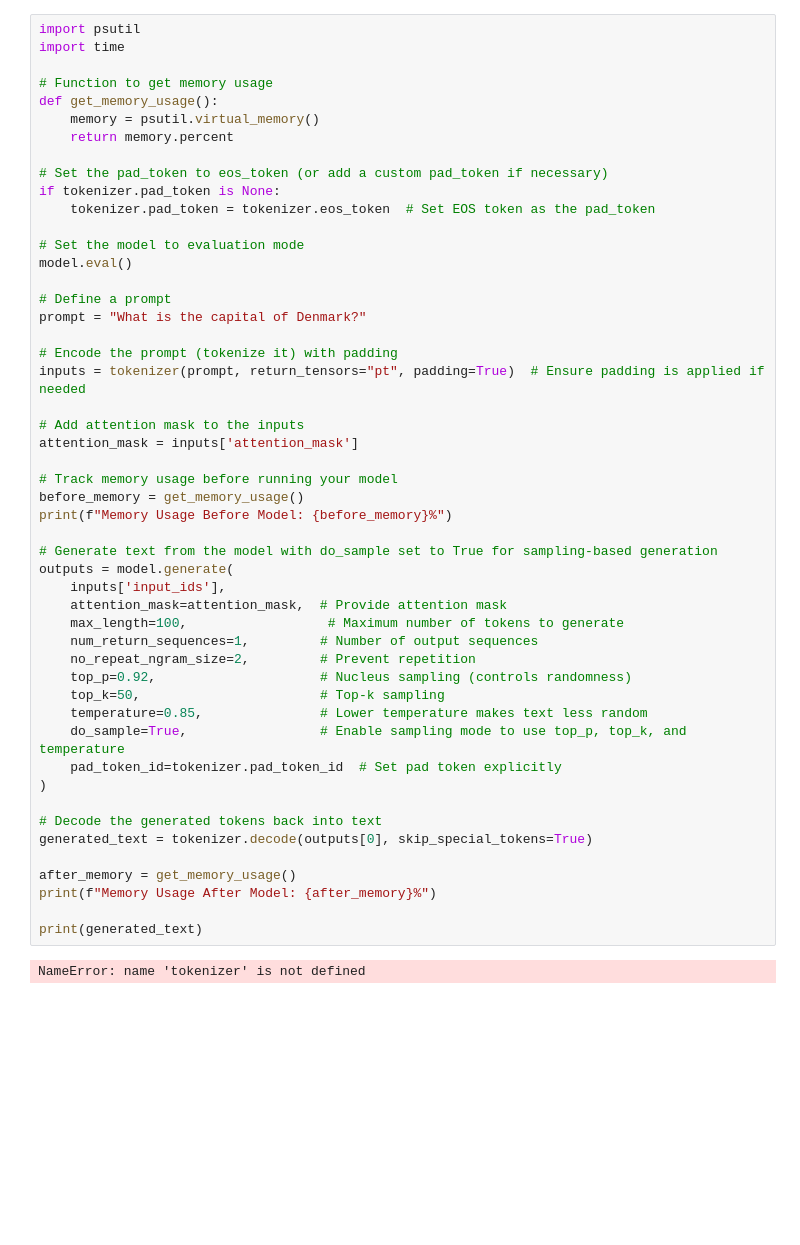
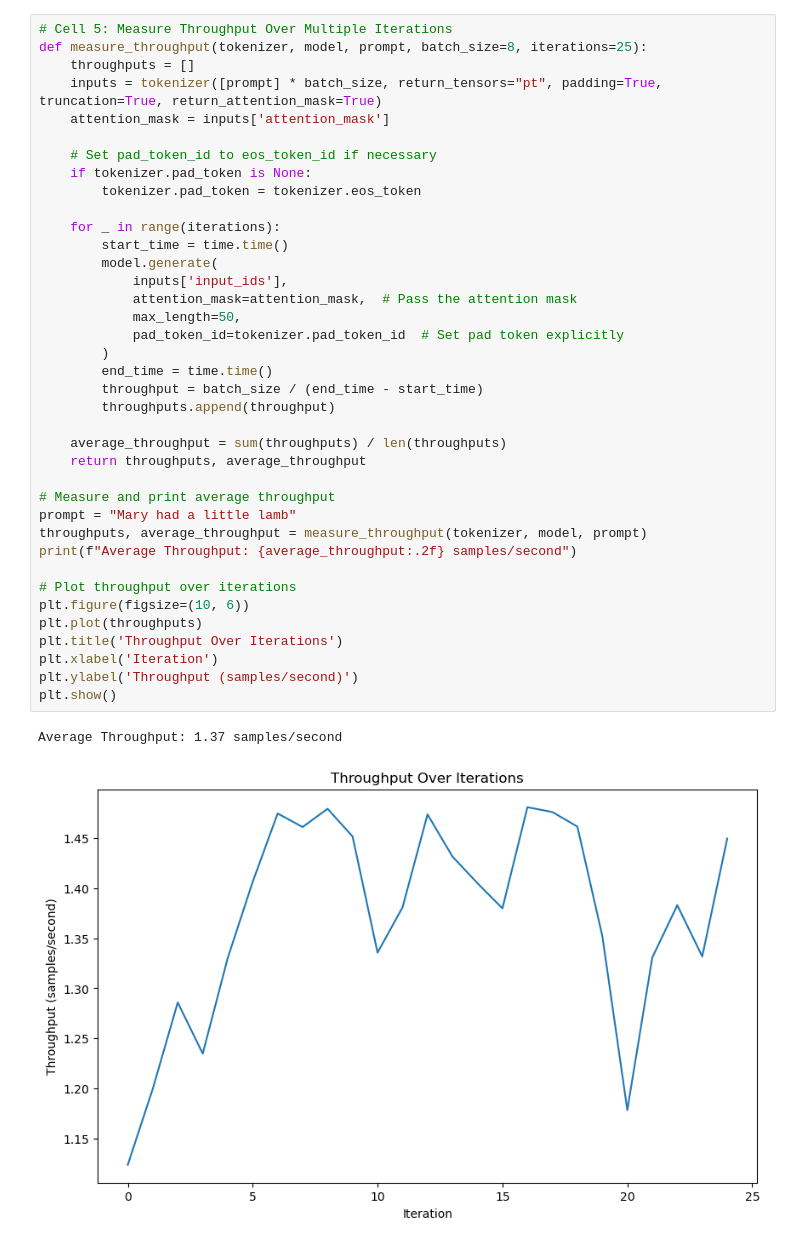
Before and after one commit to anushka318/Study-of-CPU-Deployable-LLMs, a Jupyter notebook: GPT2_Test1.ipynb, the cells around one changed output. Drawn from its saved outputs; the diff is of its cells as text; blank space fills up the shorter version.

```diff
--- a/GPT2_Test1.ipynb
+++ b/GPT2_Test1.ipynb
@@ -69,53 +85,42 @@ I was wondering what is capital and what capital city are in the UK. How many ca
 # %%
-import psutil
-import time
+# Cell 5: Measure Throughput Over Multiple Iterations
+def measure_throughput(tokenizer, model, prompt, batch_size=8, iterations=25):
+    throughputs = []
+    inputs = tokenizer([prompt] * batch_size, return_tensors="pt", padding=True, truncation=True, return_attention_mask=True)
+    attention_mask = inputs['attention_mask']
 
-# Function to get memory usage
-def get_memory_usage():
-    memory = psutil.virtual_memory()
-    return memory.percent
+    # Set pad_token_id to eos_token_id if necessary
+    if tokenizer.pad_token is None:
+        tokenizer.pad_token = tokenizer.eos_token
 
-# Set the pad_token to eos_token (or add a custom pad_token if necessary)
-if tokenizer.pad_token is None:
-    tokenizer.pad_token = tokenizer.eos_token  # Set EOS token as the pad_token
+    for _ in range(iterations):
+        start_time = time.time()
+        model.generate(
+            inputs['input_ids'],
+            attention_mask=attention_mask,  # Pass the attention mask
+            max_length=50,
+            pad_token_id=tokenizer.pad_token_id  # Set pad token explicitly
+        )
+        end_time = time.time()
+        throughput = batch_size / (end_time - start_time)
+        throughputs.append(throughput)
 
-# Set the model to evaluation mode
-model.eval()
+    average_throughput = sum(throughputs) / len(throughputs)
+    return throughputs, average_throughput
 
-# Define a prompt
-prompt = "What is the capital of Denmark?"
+# Measure and print average throughput
+prompt = "Mary had a little lamb"
+throughputs, average_throughput = measure_throughput(tokenizer, model, prompt)
+print(f"Average Throughput: {average_throughput:.2f} samples/second")
 
-# Encode the prompt (tokenize it) with padding
-inputs = tokenizer(prompt, return_tensors="pt", padding=True)  # Ensure padding is applied if needed
-
-# Add attention mask to the inputs
-attention_mask = inputs['attention_mask']
-
-# Track memory usage before running your model
-before_memory = get_memory_usage()
-print(f"Memory Usage Before Model: {before_memory}%")
-
-# Generate text from the model with do_sample set to True for sampling-based generation
-outputs = model.generate(
-    inputs['input_ids'],
-    attention_mask=attention_mask,  # Provide attention mask
-    max_length=100,                  # Maximum number of tokens to generate
-    num_return_sequences=1,         # Number of output sequences
-    no_repeat_ngram_size=2,         # Prevent repetition
-    top_p=0.92,                     # Nucleus sampling (controls randomness)
-    top_k=50,                       # Top-k sampling
-    temperature=0.85,               # Lower temperature makes text less random
-    do_sample=True,                 # Enable sampling mode to use top_p, top_k, and temperature
-    pad_token_id=tokenizer.pad_token_id  # Set pad token explicitly
-)
-
-# Decode the generated tokens back into text
-generated_text = tokenizer.decode(outputs[0], skip_special_tokens=True)
-
-after_memory = get_memory_usage()
-print(f"Memory Usage After Model: {after_memory}%")
-
-print(generated_text)
+# Plot throughput over iterations
+plt.figure(figsize=(10, 6))
+plt.plot(throughputs)
+plt.title('Throughput Over Iterations')
+plt.xlabel('Iteration')
+plt.ylabel('Throughput (samples/second)')
+plt.show()
 # %% [output]
-NameError: name 'tokenizer' is not defined
+Average Throughput: 1.37 samples/second
+[figure, added]
 # %%
```
Also changed, not shown: parts of 8 cells of this notebook.
